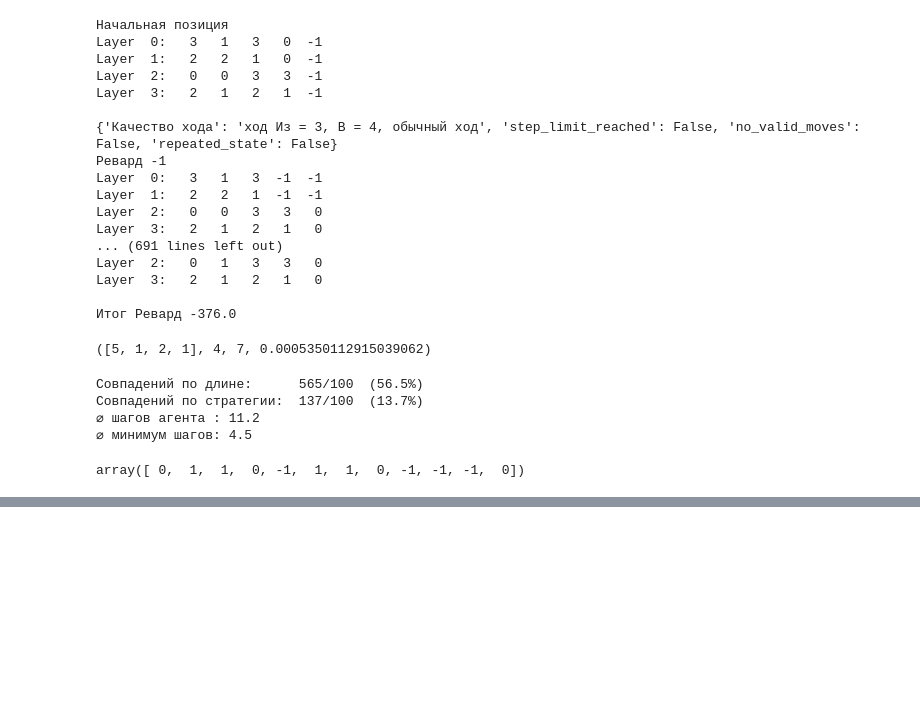
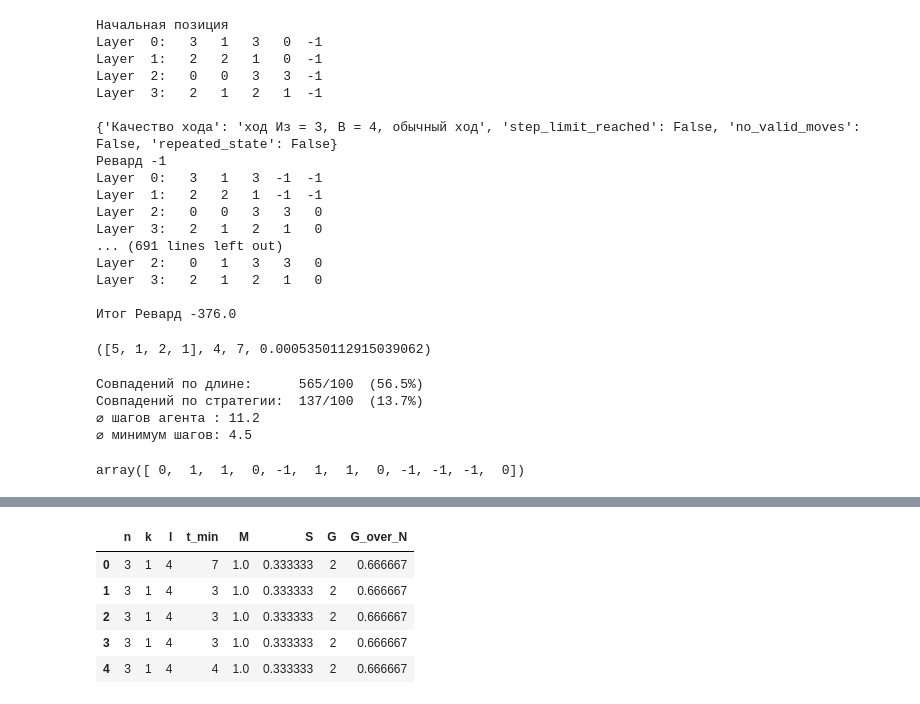
Before and after one commit to IshamUf/SortWaterAI, a Jupyter notebook: experiments/Masked_dqn.ipynb, the cells around one changed output, grey strips where cells are left out. Drawn from its saved outputs; the diff is of its cells as text; code cells hidden in the pictures; blank space fills up the shorter version.

```diff
--- a/experiments/Masked_dqn.ipynb
+++ b/experiments/Masked_dqn.ipynb
@@ -1627,0 +1630,90 @@ for i in game_states:
+# %%
+# %% [markdown] ─────────────────────────────────────────────────────────
+# Шаг 1. Собираем корпус уровней прямо в переменную `df`
+#       (без сохранения на диск).
+#       • CONFIGS — тройки (N, K_empty, L_layers)
+#       • NUM_LEVELS_PER_CONFIG — сколько уровней на каждую тройку
+#       • BFS_MAX_EXPANSIONS — лимит для поиска T_min
+#       • N_WORKERS = 0  →   однопоточный режим (проще отлаживать)
+# ----------------------------------------------------------------------
+import numpy as np, pandas as pd, random, time
+from itertools import count
+from tqdm import tqdm
+from concurrent.futures import ProcessPoolExecutor
+
+CONFIGS = [
+    (3,1,4),(3,1,5),(4,1,4),(4,1,5),
+    (4,2,4),(4,2,5),(5,1,4),(5,1,5),
+    (5,2,4),(5,2,5),(6,2,4),(6,2,5),(7,2,4),(7,2,5),
+]
+NUM_LEVELS_PER_CONFIG = 500   # ← ставьте, сколько позволяет время
+BFS_MAX_EXPANSIONS    = 200_000
+N_WORKERS             = 0     # 0 = без многопроцессорности
+
+def struct_feats(state_2d, k_empty, env):
+    """
+    Возвращает (M, S, G, G/N) для заданного состояния
+    и соответствующего окружения env.
+    """
+    N, _ = state_2d.shape
+
+    # ➊ mix-rate M
+    filled = state_2d[~(state_2d == -1).all(axis=1)]
+    mix_cnt = sum(len(set(t[t != -1])) > 1 for t in filled)
+    M = mix_cnt / max(1, len(filled))
+
+    # ➋ free-space share S
+    S = k_empty / N
+
+    # ➌ branch factor G
+    G = len(env.fast_get_valid_actions(state_2d.flatten(), ignore_prev=True))
+
+    return M, S, G, G / N
+
+def make_env(n,k,l):
+# n = 7 # кол-во колб
+# k = 2 # сколько оставляем пустых
+# l = 4 # кол-во слоев
+# max_steps_per_game = 100
+# base_env = WaterSortEnvFixed(num_tubes=n, max_layers=4, num_empty=k, num_colors=n-k, max_steps=max_steps_per_game)
+# env = DiscreteActionWrapper(base_env)
+    return DiscreteActionWrapper(
+               WaterSortEnvFixed(n,l,k,n-k,max_steps=100))
+
+def one_level(args):
+    n, k_empty, l_layers, bfs_lim, seed = args
+    random.seed(seed); np.random.seed(seed)
+
+    env = make_env(n, k_empty, l_layers)
+    obs, _ = env.reset(previous=False)
+
+    _, tmin, _, _ = solve_optimal_path(env, obs, bfs_lim)
+    if tmin is None:                       # нерешаемое → пропускаем
+        return None
+
+    M, S, G, Gn = struct_feats(
+        obs.reshape(n, l_layers), k_empty, env)
+
+    return dict(n=n, k=k_empty, l=l_layers,
+                t_min=tmin, M=M, S=S, G=G, G_over_N=Gn)
+
+# --- запуск -----------------------------------------------------------
+jobs = [(n,k,l,BFS_MAX_EXPANSIONS,s)
+        for (n,k,l) in CONFIGS
+        for s in range(NUM_LEVELS_PER_CONFIG)]
+
+records=[]
+t0=time.time()
+if N_WORKERS:
+    with ProcessPoolExecutor(max_workers=N_WORKERS) as pool:
+        for res in tqdm(pool.map(one_level,jobs), total=len(jobs)):
+            if res: records.append(res)
+else:
+    for j in tqdm(jobs):
+        res = one_level(j)
+        if res: records.append(res)
+
+df = pd.DataFrame(records)
+print(f"✓ собрали {len(df)} решаемых уровней за {time.time()-t0:.1f} c")
+df.head()
+# %% [output]
@@ -1627,0 +1721,6 @@ for i in game_states:
+|  | n | k | l | t_min | M | S | G | G_over_N |
+| 0 | 3 | 1 | 4 | 7 | 1.0 | 0.333333 | 2 | 0.666667 |
+| 1 | 3 | 1 | 4 | 3 | 1.0 | 0.333333 | 2 | 0.666667 |
+| 2 | 3 | 1 | 4 | 3 | 1.0 | 0.333333 | 2 | 0.666667 |
+| 3 | 3 | 1 | 4 | 3 | 1.0 | 0.333333 | 2 | 0.666667 |
+| 4 | 3 | 1 | 4 | 4 | 1.0 | 0.333333 | 2 | 0.666667 |
```
Also changed, not shown: parts of 15 cells of this notebook, 42 other files.
